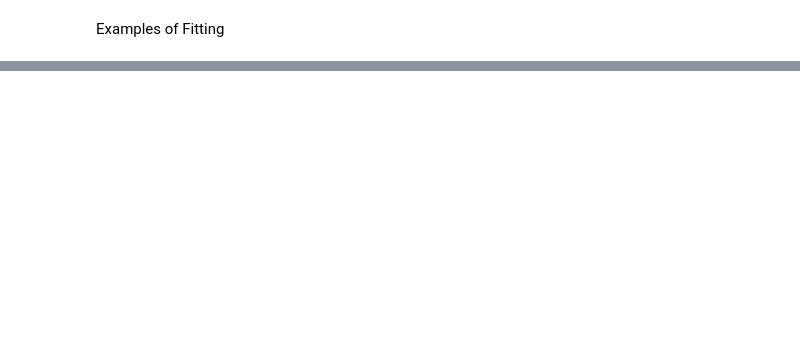
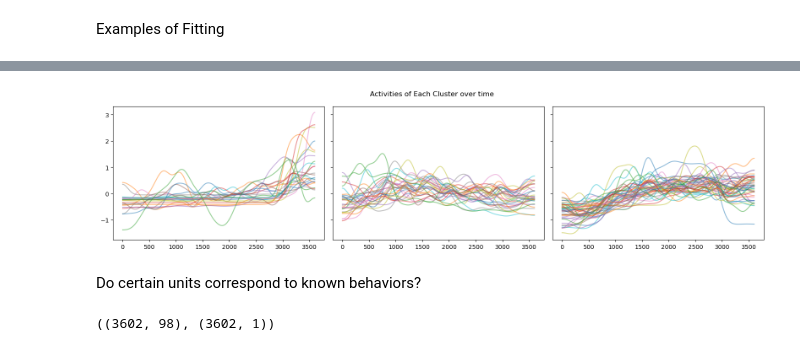
Before and after one commit to matt-wats/AMP3-Spring-2026-Project, a Jupyter notebook: example_fitting.ipynb, the cells around one changed output, grey strips where cells are left out. Drawn from its saved outputs; the diff is of its cells as text; code cells hidden in the pictures; blank space fills up the shorter version.

```diff
--- a/example_fitting.ipynb
+++ b/example_fitting.ipynb
@@ -156,0 +211,17 @@ for i in range(2):
+# %%
+from scipy.ndimage import gaussian_filter1d as gf1d
+
+fig, ax = plt.subplots(1, 3, figsize=(16,4), sharey=True)
+for i,gr in enumerate(grs):
+    ax[i].plot(gf1d(gr, sigma=100).T, alpha=0.5)
+plt.suptitle("Activities of Each Cluster over time")
+plt.tight_layout()
+plt.show()
+# %% [output]
+[figure, added]
+# %% [markdown]
+Do certain units correspond to known behaviors?
+# %%
+X.shape, Y.shape
+# %% [output]
+((3602, 98), (3602, 1))
```
Also changed, not shown: parts of 18 cells of this notebook.
